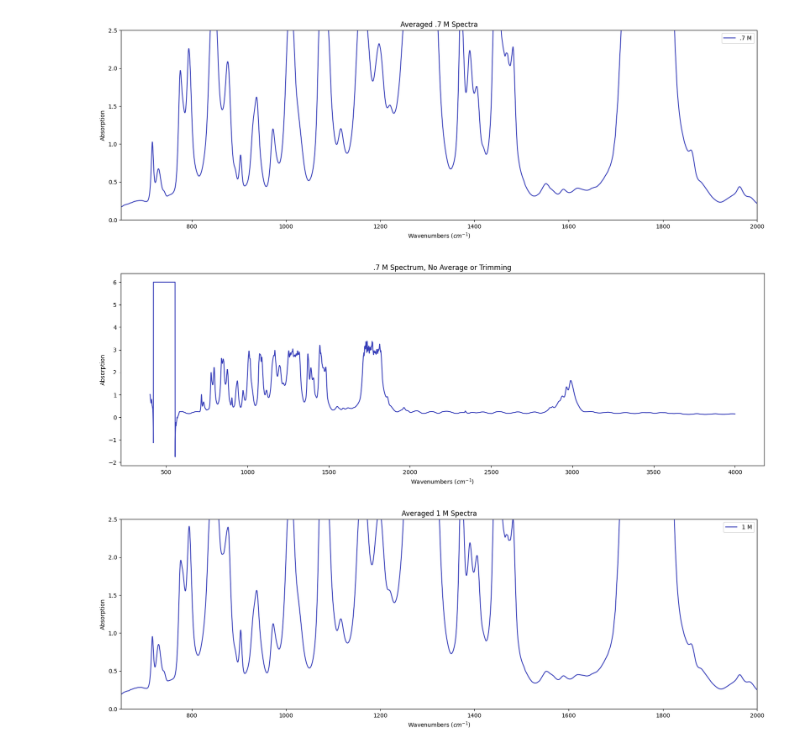
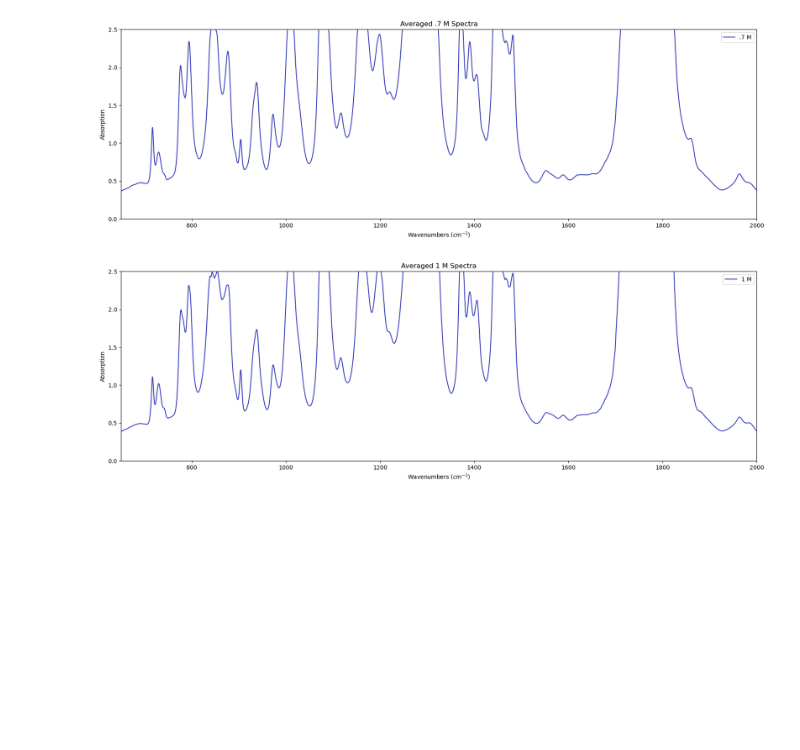
Before and after one commit to MODESBYU/MODES, a Jupyter notebook: Battery Data/Li-Li Symmetric Cell/Diagnostics/Averaging.ipynb, the cells around one changed output. Saved outputs shown, nothing was run; the diff lists cells and outputs as text; code cells hidden in the pictures; blank space fills up the shorter version.

```diff
--- a/Battery Data/Li-Li Symmetric Cell/Diagnostics/Averaging.ipynb
+++ b/Battery Data/Li-Li Symmetric Cell/Diagnostics/Averaging.ipynb
@@ -74,44 +74,32 @@ plt.show()
 # %%
 # ----- Averaging the spectra for .7 M
-df0 = np.array([pd.read_csv(path_7M + '-7M_1.tsv',sep = '\t')[518:],pd.read_csv(path_7M + '-7M_2.tsv',sep = '\t')[518:],\
-                   pd.read_csv(path_7M + '-7M_3.tsv',sep = '\t')[518:],pd.read_csv(path_7M + '-7M_4.tsv',sep = '\t')[518:],\
-                    pd.read_csv(path_7M + '-7M_5.tsv',sep = '\t')[518:],pd.read_csv(path_7M + '-7M_6.tsv',sep = '\t')[518:]])
+df0 = np.array([pd.read_csv(path_7M + '-7M_1.tsv',sep = '\t'),pd.read_csv(path_7M + '-7M_2.tsv',sep = '\t'),\
+                   pd.read_csv(path_7M + '-7M_3.tsv',sep = '\t'),pd.read_csv(path_7M + '-7M_4.tsv',sep = '\t'),\
+                    pd.read_csv(path_7M + '-7M_5.tsv',sep = '\t'),pd.read_csv(path_7M + '-7M_6.tsv',sep = '\t')])
 
 ZeroM = (df0[0] + df0[1] + df0[2] + df0[3] + df0[4] + df0[5]) / 6
 
 df__7M = pd.DataFrame(ZeroM,columns = header_array)
 
 # display(df_0M)
 
 plt.figure(figsize = (20,6))
 plt.plot(df__7M['X'],df__7M['Y'],label = '.7 M', color = '#353cb8')
 plt.legend()
 plt.title('Averaged .7 M Spectra')
 plt.xlabel(r'Wavenumbers ($cm^{-1}$)')
 plt.ylabel('Absorption')
 plt.ylim(0,2.5)
 plt.xlim(650,2000)
 plt.show()
-
-# plot the data under 650
-d0 = pd.read_csv(path_7M + '-7M_1.tsv',sep = '\t')
-
-plt.figure(figsize = (20,6))
-plt.plot(d0['X'],d0['Y'],color = '#353cb8')
-
-plt.title('.7 M Spectrum, No Average or Trimming')
-plt.xlabel(r'Wavenumbers ($cm^{-1}$)')
-plt.ylabel('Absorption')
-plt.show()
 # %% [output]
-[figure, old version]
+[figure, new version]
-[figure, removed]
 # %%
 # ----- Averaging the spectra for 1 M
 
-df0 = np.array([pd.read_csv(path1M + '1M_1.tsv',sep = '\t')[518:],pd.read_csv(path1M + '1M_2.tsv',sep = '\t')[518:],\
-                   pd.read_csv(path1M + '1M_3.tsv',sep = '\t')[518:],pd.read_csv(path1M + '1M_4.tsv',sep = '\t'),\
-                    pd.read_csv(path1M + '1M_5.tsv',sep = '\t'),pd.read_csv(path1M + '1M_6.tsv',sep = '\t')[518:]])
+df0 = np.array([pd.read_csv(path1M + '1M_1.tsv',sep = '\t'),pd.read_csv(path1M + '1M_2.tsv',sep = '\t'),\
+                   pd.read_csv(path1M + '1M_3.tsv',sep = '\t'),pd.read_csv(path1M + '1M_4.tsv',sep = '\t'),\
+                    pd.read_csv(path1M + '1M_5.tsv',sep = '\t'),pd.read_csv(path1M + '1M_6.tsv',sep = '\t')])
 
 ZeroM = (df0[0] + df0[1] + df0[2] + df0[3] + df0[4] + df0[5]) / 6
 
@@ -129,7 +117,7 @@ plt.ylim(0,2.5)
 plt.xlim(650,2000)
 plt.show()
 # %% [output]
-[figure, old version]
+[figure, new version]
 # %%
 # ----- Averaging the spectra for 1.3 M
 df0 = np.array([pd.read_csv(path1_3M + '1-3M_1.tsv',sep = '\t'),pd.read_csv(path1_3M + '1-3M_2.tsv',sep = '\t'),\
```
Also changed, not shown: parts of 5 cells of this notebook, 2 other files.
